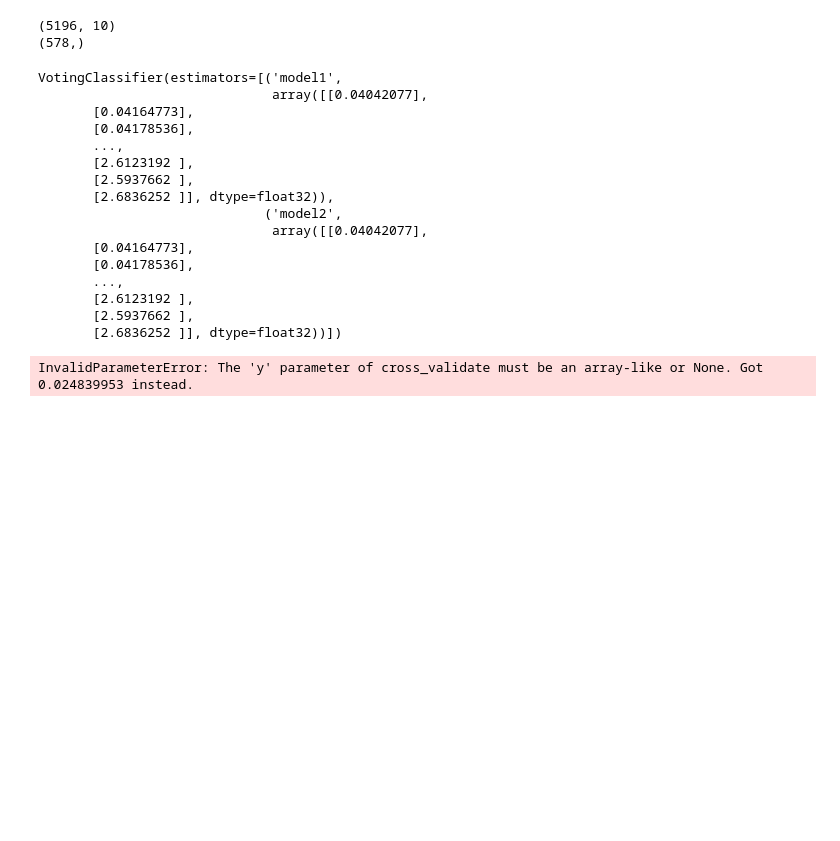
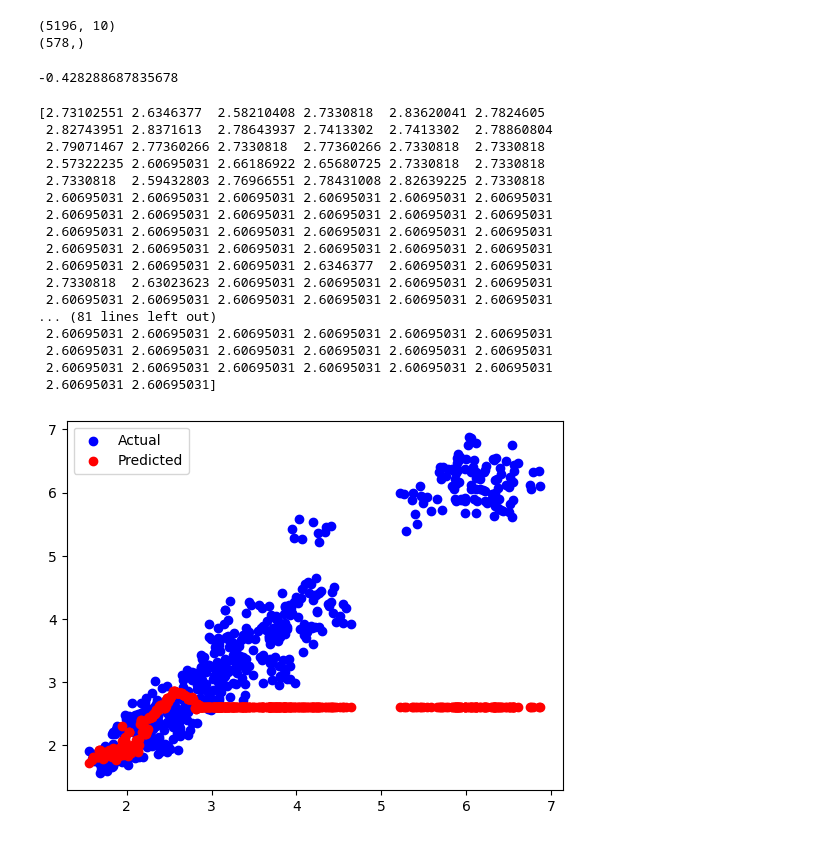
Before and after one commit to Mjorni/Analyse, a Jupyter notebook: main.ipynb, the cells around one changed output. Drawn from its saved outputs; the diff is of its cells as text; code cells hidden in the pictures; blank space fills up the shorter version.

Commit message:
add gradient

```diff
--- a/main.ipynb
+++ b/main.ipynb
@@ -134,49 +142,43 @@ print(y_test.shape)
 # %% [output]
 (5196, 10)
 (578,)
-# %%
-ensemble_model = VotingClassifier(estimators=[('model1', result_predict), ('model2', result_predict)], voting='hard')
-print(ensemble_model)
-results = cross_val_score(ensemble_model, x_train, y_train[0], cv=5)
-# %% [output]
-VotingClassifier(estimators=[('model1',
-                              array([[0.04042077],
-       [0.04164773],
-       [0.04178536],
-       ...,
-       [2.6123192 ],
-       [2.5937662 ],
-       [2.6836252 ]], dtype=float32)),
-                             ('model2',
-                              array([[0.04042077],
-       [0.04164773],
-       [0.04178536],
-       ...,
-       [2.6123192 ],
-       [2.5937662 ],
-       [2.6836252 ]], dtype=float32))])
-InvalidParameterError: The 'y' parameter of cross_validate must be an array-like or None. Got 0.024839953 instead.
+# %%
+from sklearn.ensemble import GradientBoostingRegressor
+
+reg = GradientBoostingRegressor(random_state=0)
+reg.fit(x_train[:,0], y_train)
+reg.predict(x_test[:,0])
+reg.score(x_test[:,0], y_test)
+# %% [output]
+-0.428288687835678
 # %%
+#   Применение ансамблевого метода "Случайный лес"
 from sklearn.ensemble import RandomForestRegressor
-from sklearn.datasets import make_regression
-from sklearn.model_selection import train_test_split
-import matplotlib.pyplot as plt
-
-X, y = make_regression(n_samples=100, n_features=1, noise=10)
-
-X_train, X_test, y_train, y_test = train_test_split(X, y, test_size=0.2)
 
 rf = RandomForestRegressor()
-print(X_train.shape)
-print(y_train.shape)
-print(X_test.shape)
-print(y_test.shape)
-
-rf.fit(X_train, y_train)
-
-y_pred = rf.predict(X_test)
-
-plt.scatter(X_test, y_test, color='blue', label='Actual')
-plt.scatter(X_test, y_pred, color='red', label='Predicted')
+rf.fit(x_train[:,0], y_train)
+y_pred = rf.predict(x_test[:,0])
+print(y_pred)
+plt.scatter(x_test[:,0], y_test, color='blue', label='Actual')
+plt.scatter(x_test[:,0], y_pred, color='red', label='Predicted')
 plt.legend()
 plt.show()
+# %% [output]
+[2.73102551 2.6346377  2.58210408 2.7330818  2.83620041 2.7824605
+ 2.82743951 2.8371613  2.78643937 2.7413302  2.7413302  2.78860804
+ 2.79071467 2.77360266 2.7330818  2.77360266 2.7330818  2.7330818
+ 2.57322235 2.60695031 2.66186922 2.65680725 2.7330818  2.7330818
+ 2.7330818  2.59432803 2.76966551 2.78431008 2.82639225 2.7330818
+ 2.60695031 2.60695031 2.60695031 2.60695031 2.60695031 2.60695031
+ 2.60695031 2.60695031 2.60695031 2.60695031 2.60695031 2.60695031
+ 2.60695031 2.60695031 2.60695031 2.60695031 2.60695031 2.60695031
+ 2.60695031 2.60695031 2.60695031 2.60695031 2.60695031 2.60695031
+ 2.60695031 2.60695031 2.60695031 2.6346377  2.60695031 2.60695031
+ 2.7330818  2.63023623 2.60695031 2.60695031 2.60695031 2.60695031
+ 2.60695031 2.60695031 2.60695031 2.60695031 2.60695031 2.60695031
+... (81 lines left out)
+ 2.60695031 2.60695031 2.60695031 2.60695031 2.60695031 2.60695031
+ 2.60695031 2.60695031 2.60695031 2.60695031 2.60695031 2.60695031
+ 2.60695031 2.60695031 2.60695031 2.60695031 2.60695031 2.60695031
+ 2.60695031 2.60695031]
+[figure, added]
```
Also changed, not shown: parts of 7 cells of this notebook.
